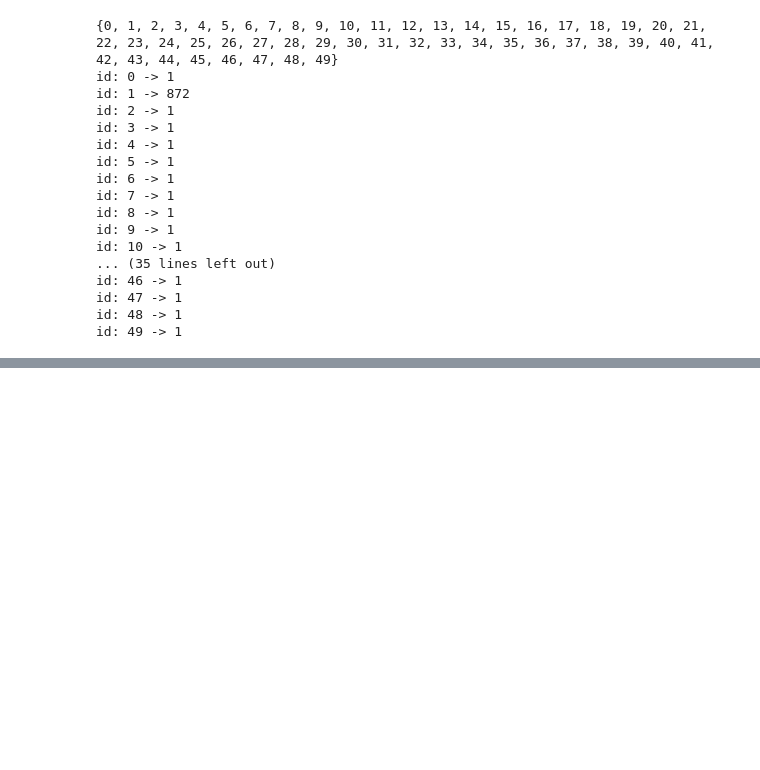
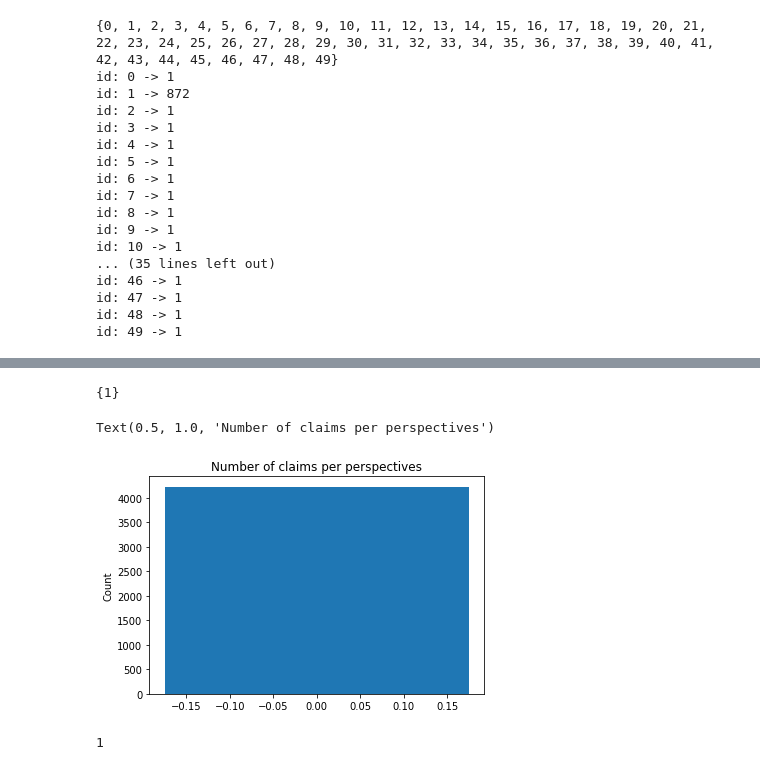
Before and after one commit to CogComp/perspectrum, a Jupyter notebook: experiment/pilot12_extraction_of_keywords.ipynb, the cells around one changed output, grey strips where cells are left out. Cells and saved outputs as stored; diff of their text form; code cells hidden in the pictures; blank space fills up the shorter version.

```diff
--- a/experiment/pilot12_extraction_of_keywords.ipynb
+++ b/experiment/pilot12_extraction_of_keywords.ipynb
@@ -561,0 +614,33 @@ id: 49 -> 1
+# %%
+import numpy as np
+import matplotlib.pyplot as plt
+
+# print(len(claim_to_perspective_map))
+# print(len(perspective_to_claim_map))
+
+# average perspective per claim
+claim_sizes = [len(x) for x in perspective_to_claim_map.values()]
+claim_unique_sizes = set(claim_sizes)
+print(claim_unique_sizes)
+claim_counts = [claim_sizes.count(x) for x in claim_unique_sizes]
+
+N = len(claim_counts)
+ind = np.arange(N)    # the x locations for the groups
+width = 0.35       # the width of the bars: can also be len(x) sequence
+
+p1 = plt.bar(ind, claim_counts, width)
+
+plt.ylabel('Count')
+plt.title('Number of claims per perspectives')
+# plt.xticks(ind, ('G1', 'G2', 'G3', 'G4', 'G5'))
+# plt.yticks(np.arange(0, 81, 10))
+# plt.legend((p1[0], ('Men'))
+# plt.show()
+# %% [output]
+{1}
+Text(0.5, 1.0, 'Number of claims per perspectives')
+[figure, added]
+# %%
+print(1)
+# %% [output]
+1
```
Also changed, not shown: parts of 2 cells of this notebook, 5 other files.
